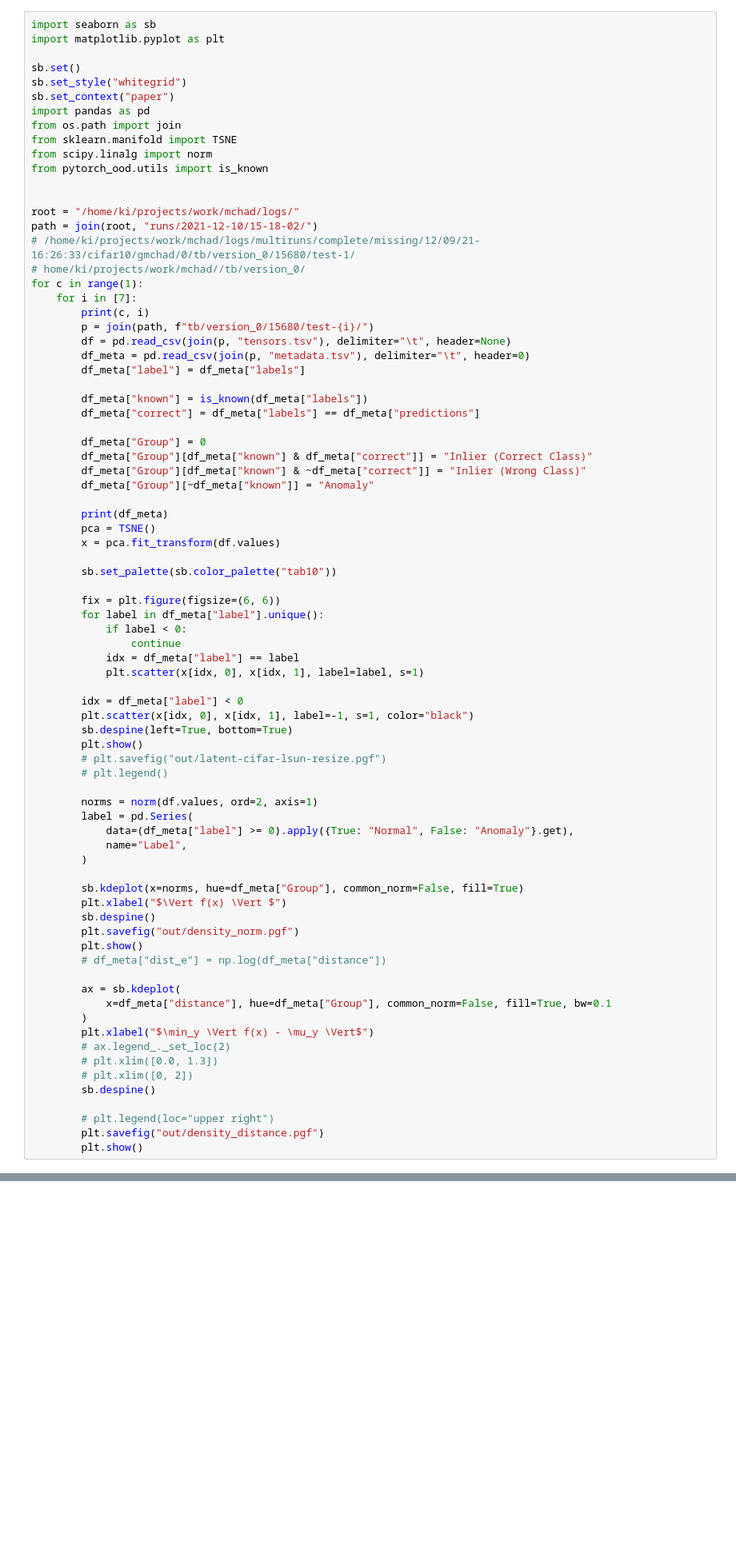
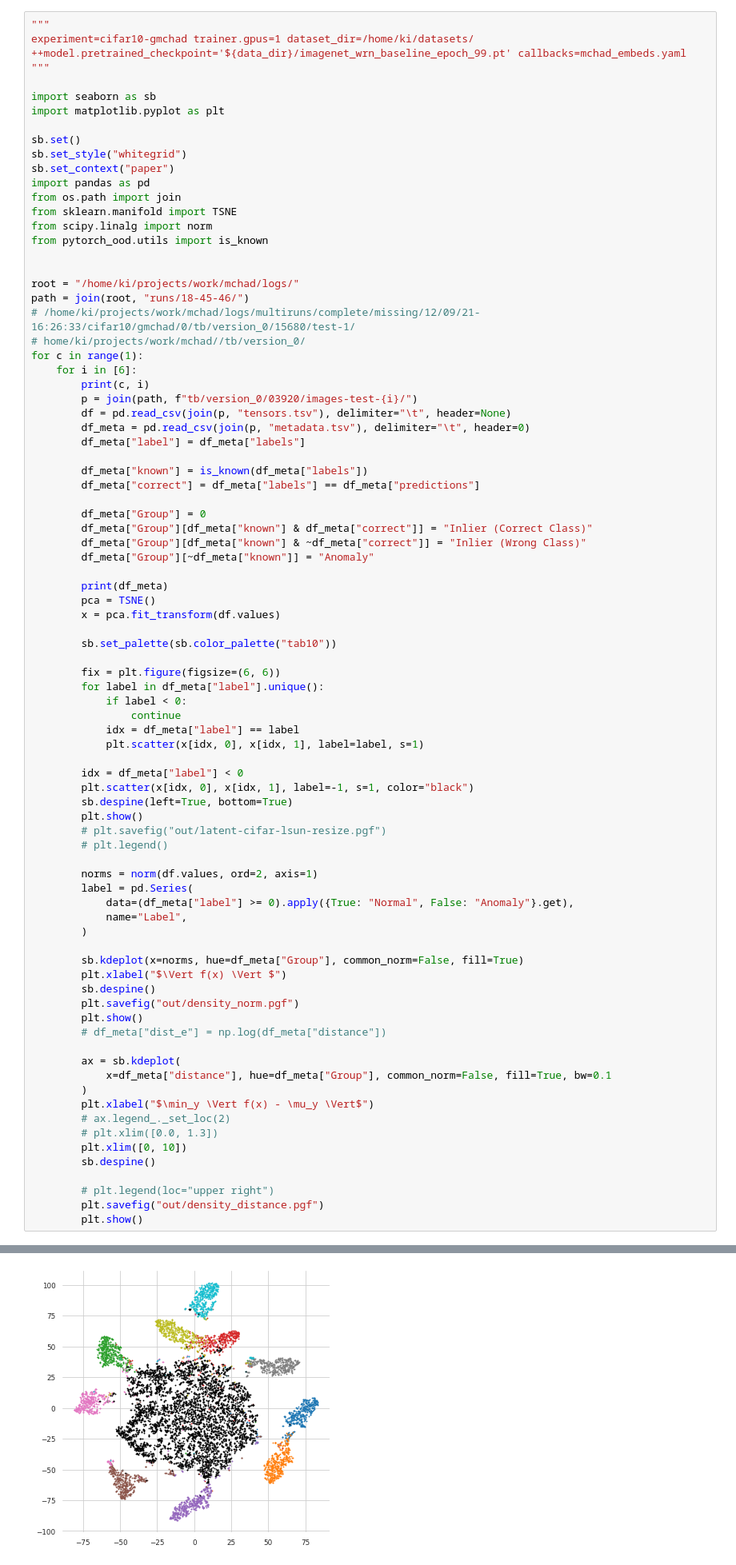
Before and after one commit to kkirchheim/mchad, a Jupyter notebook: notebooks/plot-distance-distribution.ipynb, the cells around one changed output, grey strips where cells are left out. Shown at 80% size. Cells and saved outputs as stored; diff of their text form; blank space fills up the shorter version.

```diff
--- a/notebooks/plot-distance-distribution.ipynb
+++ b/notebooks/plot-distance-distribution.ipynb
@@ -1,4 +1,8 @@
 # %%
+"""
+experiment=cifar10-gmchad trainer.gpus=1 dataset_dir=/home/ki/datasets/ ++model.pretrained_checkpoint='${data_dir}/imagenet_wrn_baseline_epoch_99.pt' callbacks=mchad_embeds.yaml
+"""
+
 import seaborn as sb
 import matplotlib.pyplot as plt
 
@@ -13,13 +17,13 @@ from pytorch_ood.utils import is_known
 
 
 root = "/home/ki/projects/work/mchad/logs/"
-path = join(root, "runs/2021-12-10/15-18-02/")
+path = join(root, "runs/18-45-46/")
 # /home/ki/projects/work/mchad/logs/multiruns/complete/missing/12/09/21-16:26:33/cifar10/gmchad/0/tb/version_0/15680/test-1/
 # home/ki/projects/work/mchad//tb/version_0/
 for c in range(1):
-    for i in [7]:
+    for i in [6]:
         print(c, i)
-        p = join(path, f"tb/version_0/15680/test-{i}/")
+        p = join(path, f"tb/version_0/03920/images-test-{i}/")
         df = pd.read_csv(join(p, "tensors.tsv"), delimiter="\t", header=None)
         df_meta = pd.read_csv(join(p, "metadata.tsv"), delimiter="\t", header=0)
         df_meta["label"] = df_meta["labels"]
@@ -71,7 +75,7 @@ for c in range(1):
         plt.xlabel("$\min_y \Vert f(x) - \mu_y \Vert$")
         # ax.legend_._set_loc(2)
         # plt.xlim([0.0, 1.3])
-        # plt.xlim([0, 2])
+        plt.xlim([0, 10])
         sb.despine()
 
         # plt.legend(loc="upper right")
@@ -82,0 +106 @@ FileNotFoundError: [Errno 2] No such file or directory: '/home/ki/projects/work/
+[figure, added]
```
Also changed, not shown: parts of 1 cell of this notebook, 3 other files.
